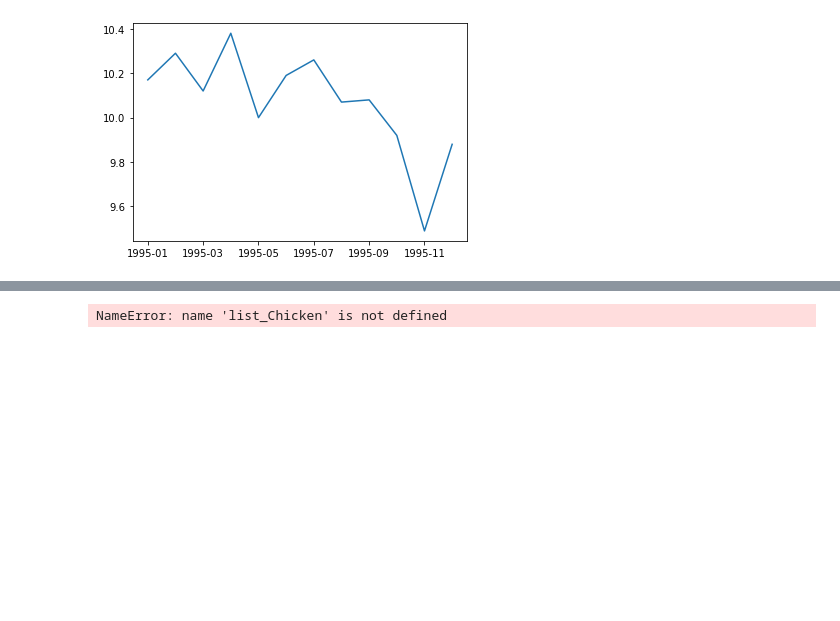
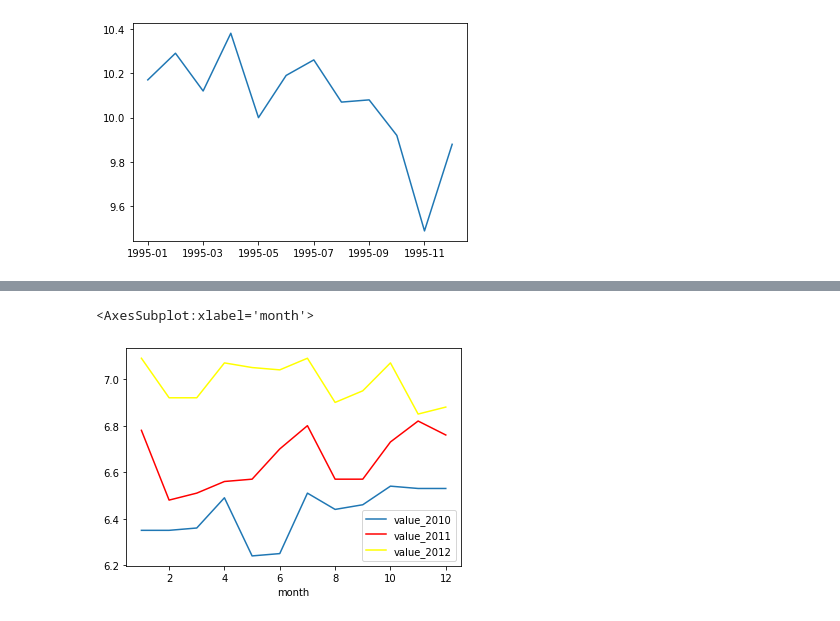
Before and after one commit to Mono98ui/food-expense, a Jupyter notebook: main.ipynb, the cells around one changed output, grey strips where cells are left out. Cells and saved outputs as stored; diff of their text form; code cells hidden in the pictures; blank space fills up the shorter version.

```diff
--- a/main.ipynb
+++ b/main.ipynb
@@ -117,14 +99,35 @@ SyntaxError: invalid syntax (<ipython-input-45-448a0ef264db>, line 12)
-# %%
-df = pd.DataFrame({
-    'month':[1,2,3,4,5,6,7,8,9,10,11,12],
-    'value_2010':list_Chicken["2010"],
-    'value_2011':list_Chicken["2011"]
-})
-#How to add extrat column
-# df['expense'] = list_df_pri["Chicken, 1 kilogram_2010"]
-
-ax = plt.gca()
-df.plot(kind='line',x='month',y='value_2010',ax=ax)
-df.plot(kind='line',x='month',y='value_2011', color='red', ax=ax)
-# %% [output]
-NameError: name 'list_Chicken' is not defined
+# %%
+def createListValueofChicken(year):
+    tmp_list=[]
+    for element in list_df_pri["Chicken, 1 kilogram_"+year]["VALUE"]:
+        tmp_list.append(element)
+
+    return tmp_list
+
+def createListChicken():
+    year = 1995
+    liste ={}
+    for i in range(26):
+        liste[str(year)] = createListValueofChicken(str(year))
+        year+=1
+
+    return liste
+
+list_Chicken = createListChicken()
+# %%
+df = pd.DataFrame({
+    'month':[1,2,3,4,5,6,7,8,9,10,11,12],
+    'value_2010':list_Chicken["2010"],
+    'value_2011':list_Chicken["2011"],
+    'value_2012':list_Chicken["2012"]
+})
+#How to add extrat column
+# df['expense'] = list_df_pri["Chicken, 1 kilogram_2010"]
+
+ax = plt.gca()
+df.plot(kind='line',x='month',y='value_2010',ax=ax)
+df.plot(kind='line',x='month',y='value_2011', color='red', ax=ax)
+df.plot(kind='line',x='month',y='value_2012', color='yellow', ax=ax)
+# %% [output]
+<AxesSubplot:xlabel='month'>
+[figure, added]
```
Also changed, not shown: parts of 1 cell of this notebook.
